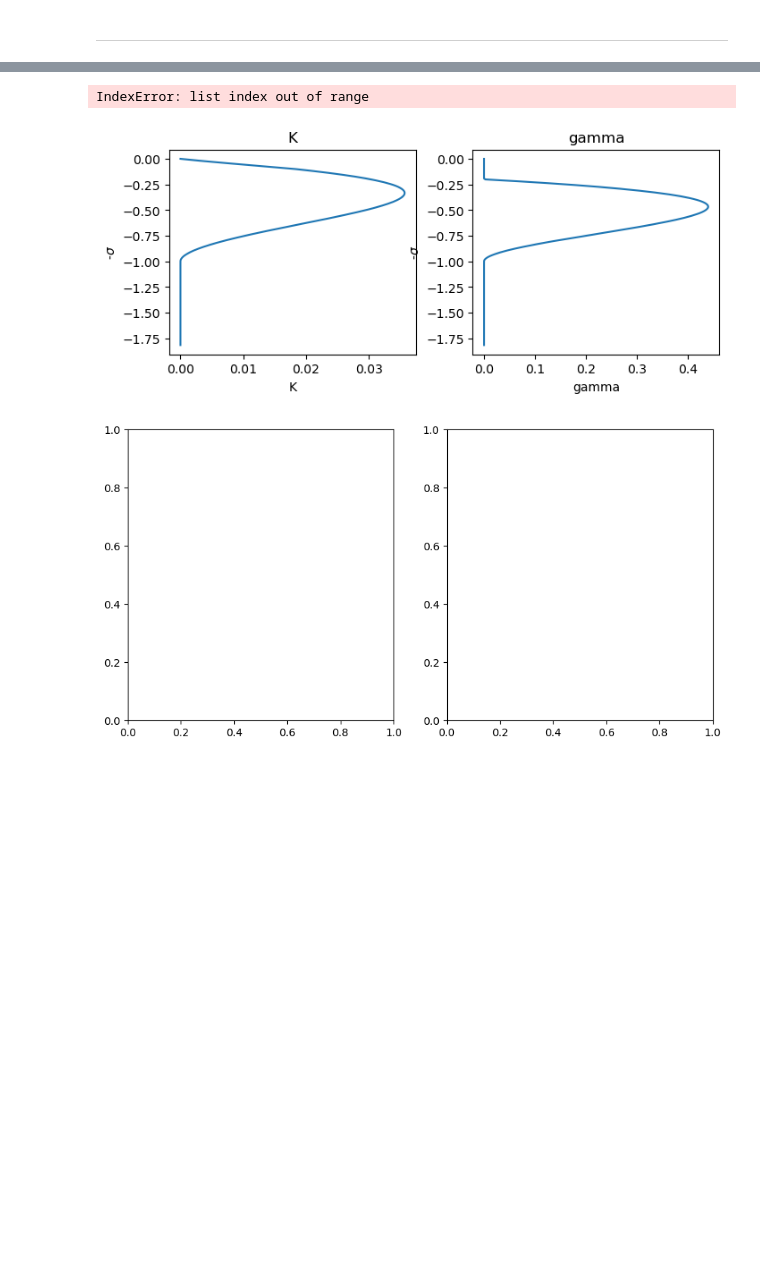
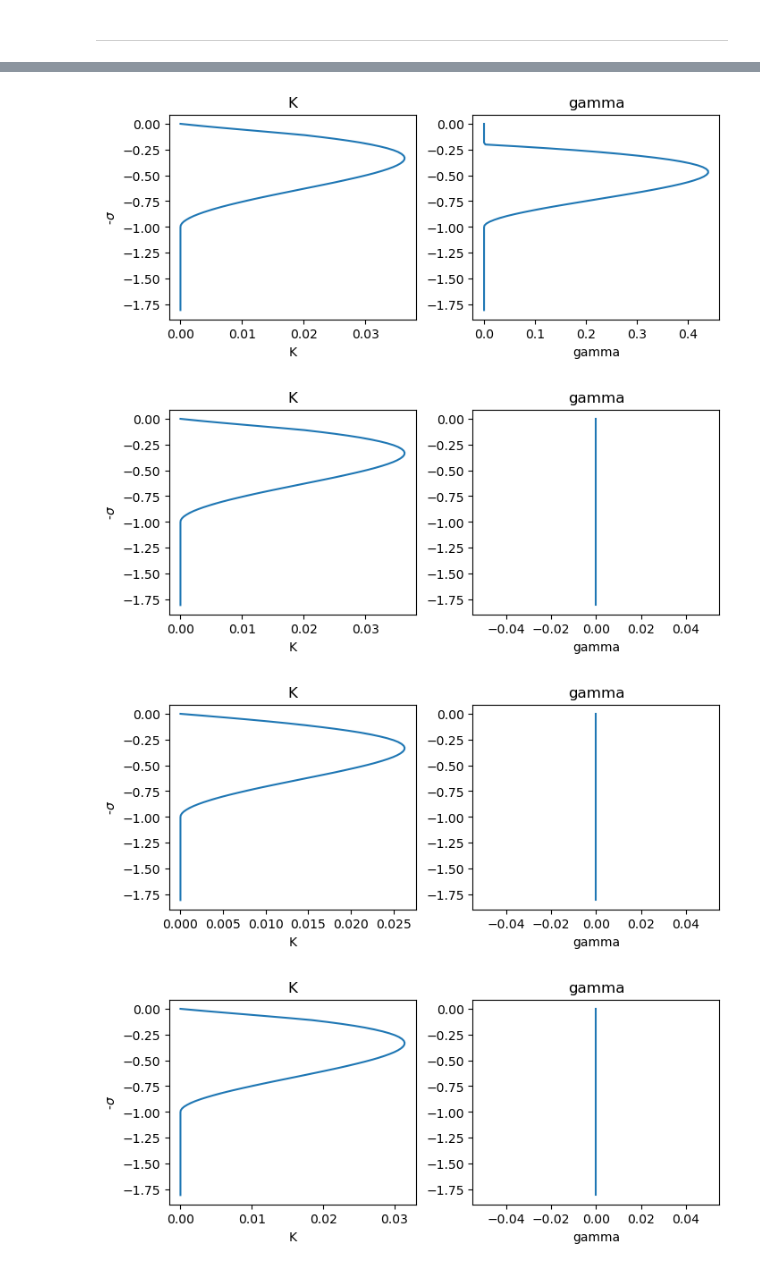
Before and after one commit to sierrastevnson/EkmanModel, a Jupyter notebook: ekmanmodel.ipynb, the cells around one changed output, grey strips where cells are left out. Drawn from its saved outputs; the diff is of its cells as text; code cells hidden in the pictures; blank space fills up the shorter version.

Commit message:
Plots generated for Joint PDF Peak

```diff
--- a/ekmanmodel.ipynb
+++ b/ekmanmodel.ipynb
@@ -297,12 +300,12 @@ def BC(u_val, v_val, K, tau_x_over_rho, tau_y_over_rho):
 
     return F_u_top, F_v_top
 # %%
-saverate = 5
+saverate = 1
 
 def runLoop(run_name, testing=False, get_saved=False):
     print(run_name, "———————————————————————")
     LES_u, LES_v = df[run_name]["u"][::int(3/dz)], df[run_name]["v"][::int(3/dz)]
-    velocities, errors  , saved = [], [], []
+    velocities, errors, saved = [], [], []
 
     # Test enhancement factors
     if testing:
@@ -316,7 +319,7 @@ def runLoop(run_name, testing=False, get_saved=False):
         tests = [{"epsilon_on", "phi_on", "gamma_on"}]
 
     for test in tests:
-        print(test)
+        print(test) # Print current enhancement factors
 
         tau_x_over_rho, K, sigma, phi, gamma = getK(run_name, test)
 
@@ -335,9 +338,9 @@ def runLoop(run_name, testing=False, get_saved=False):
             # Intermediate 1
             F_u,  F_v  = F(u, v, K, tau_x_over_rho, tau_y_over_rho, gamma)
             BC_u, BC_v = BC(u, v, K, tau_x_over_rho, tau_y_over_rho)
-            u_1[1:-1] = u[1:-1] + (dt/2) * F_u            # [0] gives the u array
-            v_1[1:-1] = v[1:-1] + (dt/2) * F_v            # [1] gives the v array
-            u_1[0]    = u[0]    + (dt/2) * BC_u
+            u_1[1:-1] = u[1:-1] + (dt/2) * F_u      # Interior nodes
+            v_1[1:-1] = v[1:-1] + (dt/2) * F_v
+            u_1[0]    = u[0]    + (dt/2) * BC_u     # Boundary nodes
             v_1[0]    = v[0]    + (dt/2) * BC_v
             u_1[-1], v_1[-1] = ug, vg
 
@@ -373,27 +376,28 @@ def runLoop(run_name, testing=False, get_saved=False):
             v = np.copy(v_fut)
 
             # Save history
-            if n%saverate == 0 and int((n/dt)/saverate) < Nt:
+            if n%saverate == 0 and int((n/dt)/saverate) < Nt: # Second condition is to prevent an issue that arises sometimes where it tries to save a value at an index past the array length
                 u_saved[:,int((n/dt)/saverate)] = np.copy(u)
                 v_saved[:,int((n/dt)/saverate)] = np.copy(v)
 
         # Get average value of u and v oscillations
-        u_avg = np.mean(u_saved[-int(2*np.pi/f):], axis=1)
+        u_avg = np.mean(u_saved[-int(2*np.pi/f):], axis=1) # averaging across time axis (1)
         v_avg = np.mean(v_saved[-int(2*np.pi/f):], axis=1)
         print(f"Finished calculating values.")
 
-        # Get error
+        # Get error (need to confirm values line up correctly later; commented out for now)
         error_u, error_v = np.zeros_like(u_avg), np.zeros_like(u_avg),
         # error_u, error_v = [np.sqrt(sum((u_avg - LES_u) ** 2))], [np.sqrt(sum((v_avg - LES_v) ** 2))]
 
+        # Update global lists
         velocities.append([u_avg, v_avg])
         errors.append([error_u, error_v])
         saved.append([u_saved, v_saved])
 
-    if not testing:
-        velocities.append([])
-        errors.append([])
-        saved.append([])
+    # if not testing: # Just in case there is an indexing error
+    #     velocities.append([])
+    #     errors.append([])
+    #     saved.append([])
 
     return velocities, errors, saved
 # %% [markdown]
@@ -561,11 +565,11 @@ Save figs = False.
 # %%
-TestRun(1,1)
-TestRun(0.75,1)
-TestRun(0.75,0.75)
-TestRun(0.5,0.5)
-TestRun(0.25,0.25)
-TestRun(0.25,0.15)
-TestRun(0.25,0.1)
-TestRun(0.25,0.05)
-TestRun(0.25,0.01)
+testing, save = True, True
+TestRun(1,1, testing, save)
+TestRun(0.75,1, testing, save)
+TestRun(0.75,0.75, testing, save)
+TestRun(0.5,0.5, testing, save)
+TestRun(0.25,0.25, testing, save)
+TestRun(0.25,0.1, testing, save)
+TestRun(0.25,0.05, testing, save)
+TestRun(0.25,0.01, testing, save)
 # %% [output]
@@ -579,3 +589,4 @@ Save figs = False.
-IndexError: list index out of range
-[figure, old version]
+[figure, new version]
-[figure, old version]
+[figure, new version]
+[figure, added]
+[figure, added]
```
Also changed, not shown: parts of 8 cells of this notebook, 16 other files.
